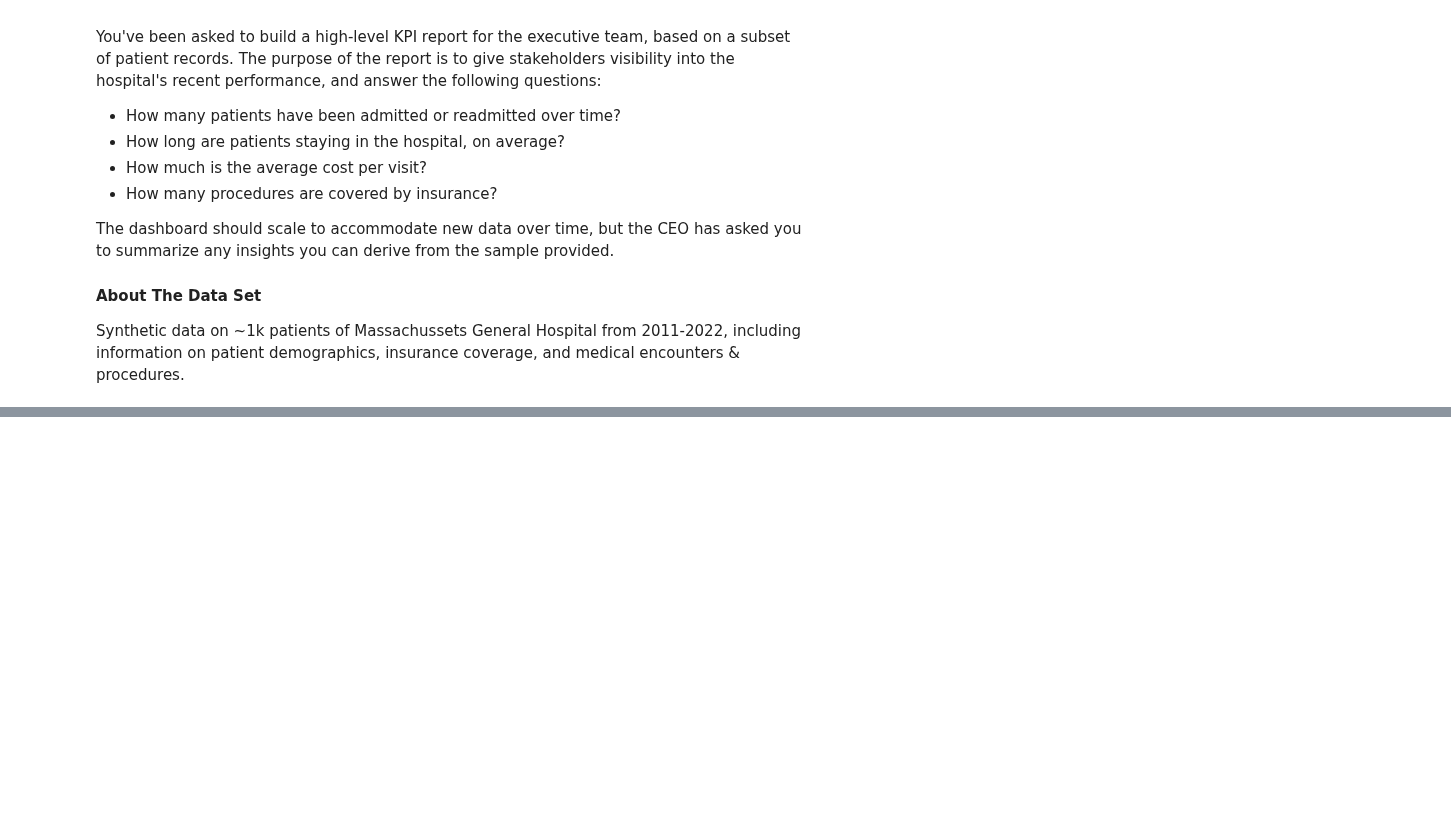
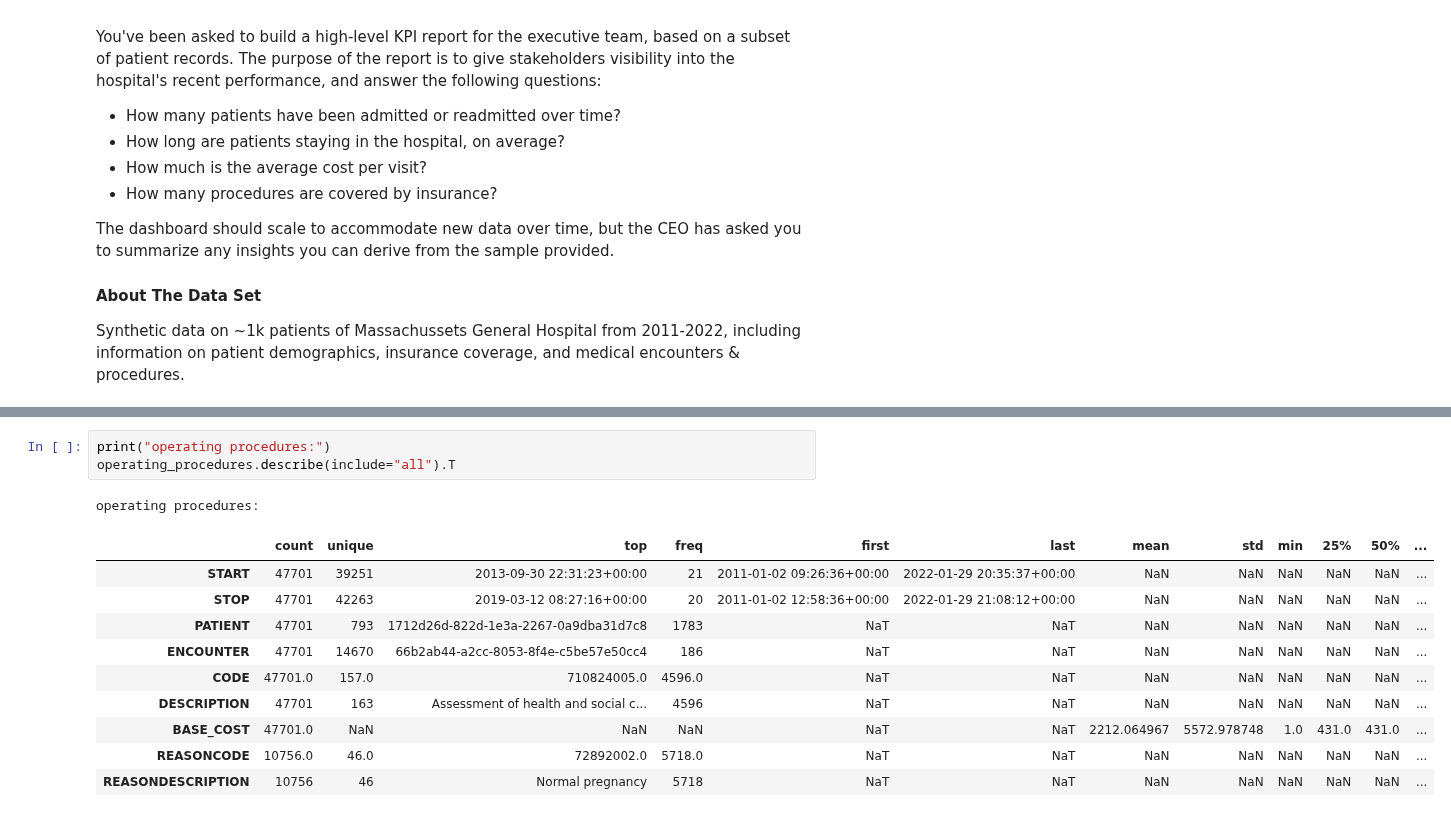
Before and after one commit to Akshay-Paunikar/Maven_Analytics_Challenges, a Jupyter notebook: Hospital_Patient_Records_Challenge/Maven_Hospital_Challenge.ipynb, the cells around one changed output, grey strips where cells are left out. Drawn from its saved outputs; the diff is of its cells as text; blank space fills up the shorter version.

```diff
--- a/Hospital_Patient_Records_Challenge/Maven_Hospital_Challenge.ipynb
+++ b/Hospital_Patient_Records_Challenge/Maven_Hospital_Challenge.ipynb
@@ -32,0 +270,15 @@ operating_procedures = pd.read_csv("procedures.csv")
+# %%
+print("operating procedures:")
+operating_procedures.describe(include="all").T
+# %% [output]
+operating procedures:
+|  | count | unique | top | freq | first | last | mean | std | min | 25% | 50% | ... |
+| START | 47701 | 39251 | 2013-09-30 22:31:23+00:00 | 21 | 2011-01-02 09:26:36+00:00 | 2022-01-29 20:35:37+00:00 | NaN | NaN | NaN | NaN | NaN | ... |
+| STOP | 47701 | 42263 | 2019-03-12 08:27:16+00:00 | 20 | 2011-01-02 12:58:36+00:00 | 2022-01-29 21:08:12+00:00 | NaN | NaN | NaN | NaN | NaN | ... |
+| PATIENT | 47701 | 793 | 1712d26d-822d-1e3a-2267-0a9dba31d7c8 | 1783 | NaT | NaT | NaN | NaN | NaN | NaN | NaN | ... |
+| ENCOUNTER | 47701 | 14670 | 66b2ab44-a2cc-8053-8f4e-c5be57e50cc4 | 186 | NaT | NaT | NaN | NaN | NaN | NaN | NaN | ... |
+| CODE | 47701.0 | 157.0 | 710824005.0 | 4596.0 | NaT | NaT | NaN | NaN | NaN | NaN | NaN | ... |
+| DESCRIPTION | 47701 | 163 | Assessment of health and social c... | 4596 | NaT | NaT | NaN | NaN | NaN | NaN | NaN | ... |
+| BASE_COST | 47701.0 | NaN | NaN | NaN | NaT | NaT | 2212.064967 | 5572.978748 | 1.0 | 431.0 | 431.0 | ... |
+| REASONCODE | 10756.0 | 46.0 | 72892002.0 | 5718.0 | NaT | NaT | NaN | NaN | NaN | NaN | NaN | ... |
+| REASONDESCRIPTION | 10756 | 46 | Normal pregnancy | 5718 | NaT | NaT | NaN | NaN | NaN | NaN | NaN | ... |
```
Also changed, not shown: parts of 21 cells of this notebook.
